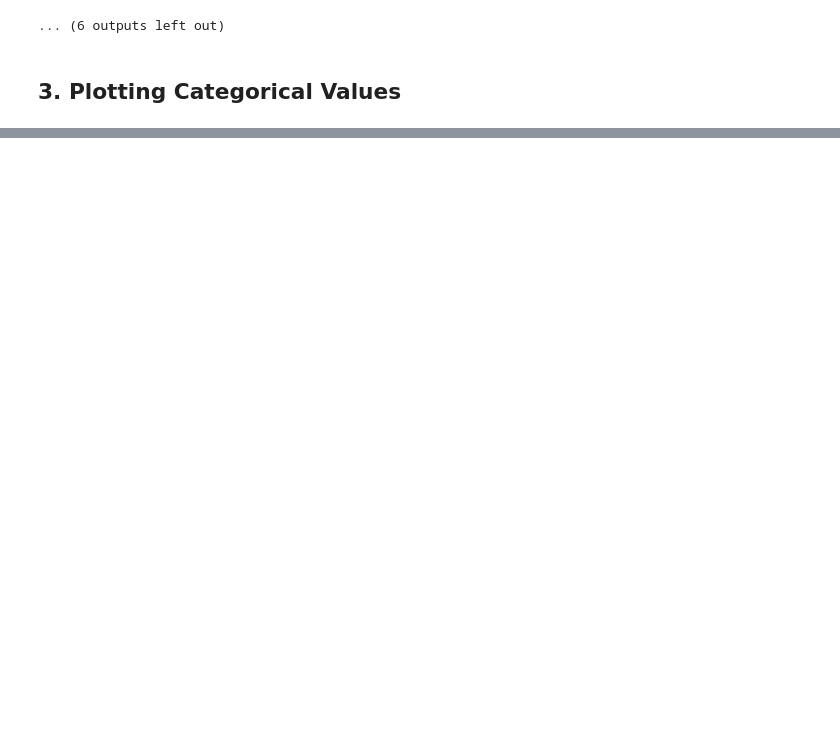
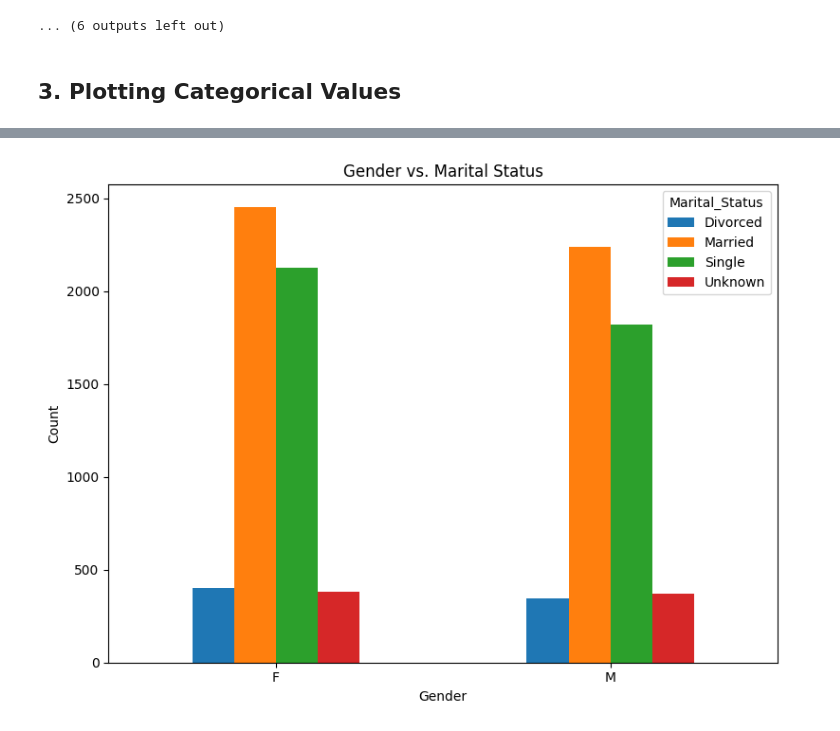
Before and after one commit to vijaypatha/data-visualizations, a Jupyter notebook: 01_creating_plots.ipynb, the cells around one changed output, grey strips where cells are left out. Cells and saved outputs as stored; diff of their text form; code cells hidden in the pictures; blank space fills up the shorter version.

```diff
--- a/01_creating_plots.ipynb
+++ b/01_creating_plots.ipynb
@@ -181,0 +228,20 @@ plt.show
+# %%
+# Preparing data
+
+#analyze the relationship between two or more categorical variables by creating a table that shows how the variables intersect
+gender_marital = pd.crosstab(df['Gender'], df['Marital_Status'])
+
+# Ploting Data
+gender_marital.plot(kind='bar', figsize=(8, 6))
+
+# Labeling Data
+plt.title('Gender vs. Marital Status')
+plt.xlabel('Gender')
+plt.ylabel('Count')
+plt.xticks(rotation=0)  # Keep x-axis labels horizontal
+
+# Displaying Data
+plt.tight_layout()
+plt.show()
+# %% [output]
+[figure, added]
```
Also changed, not shown: parts of 10 cells of this notebook.
